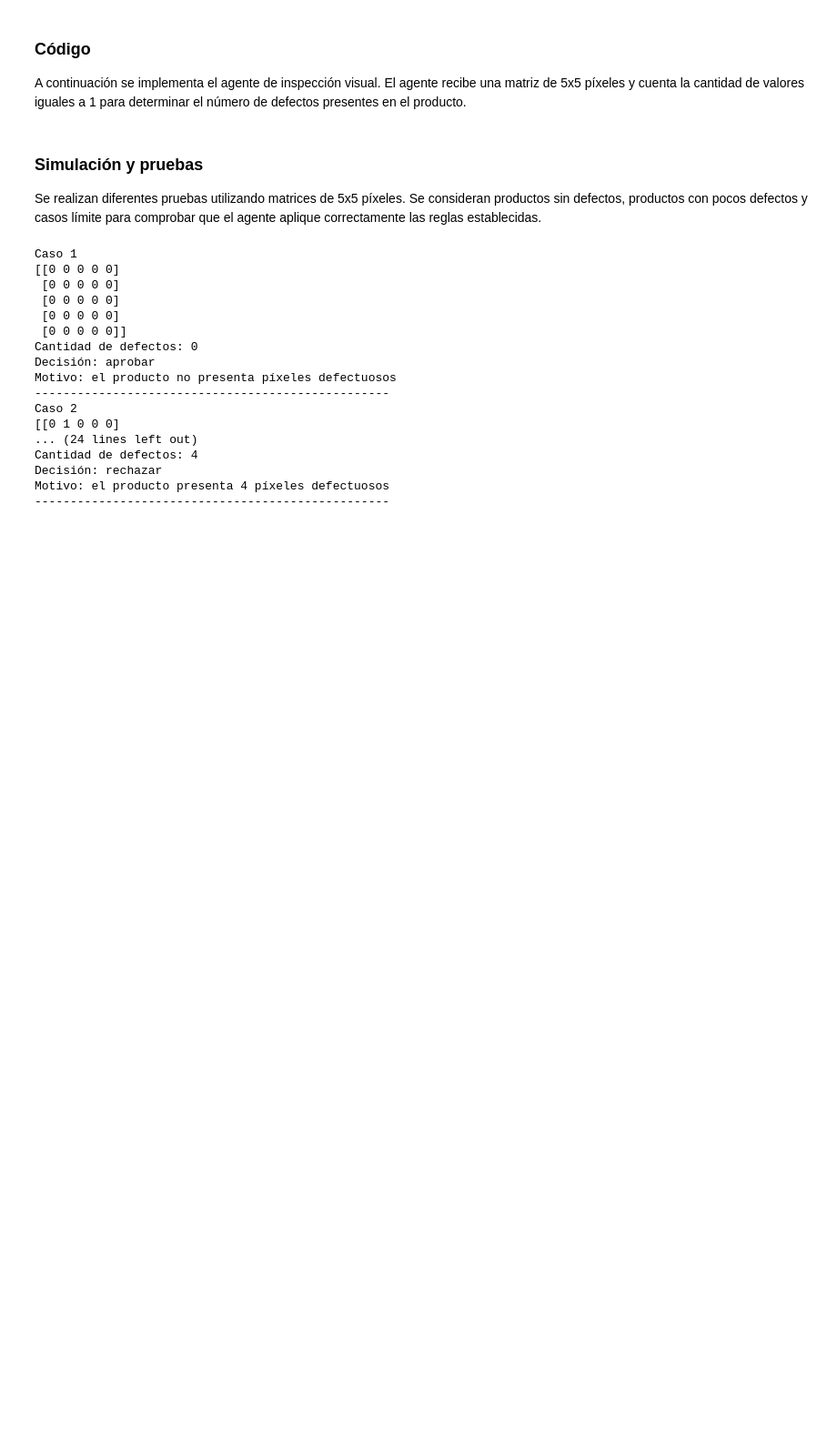
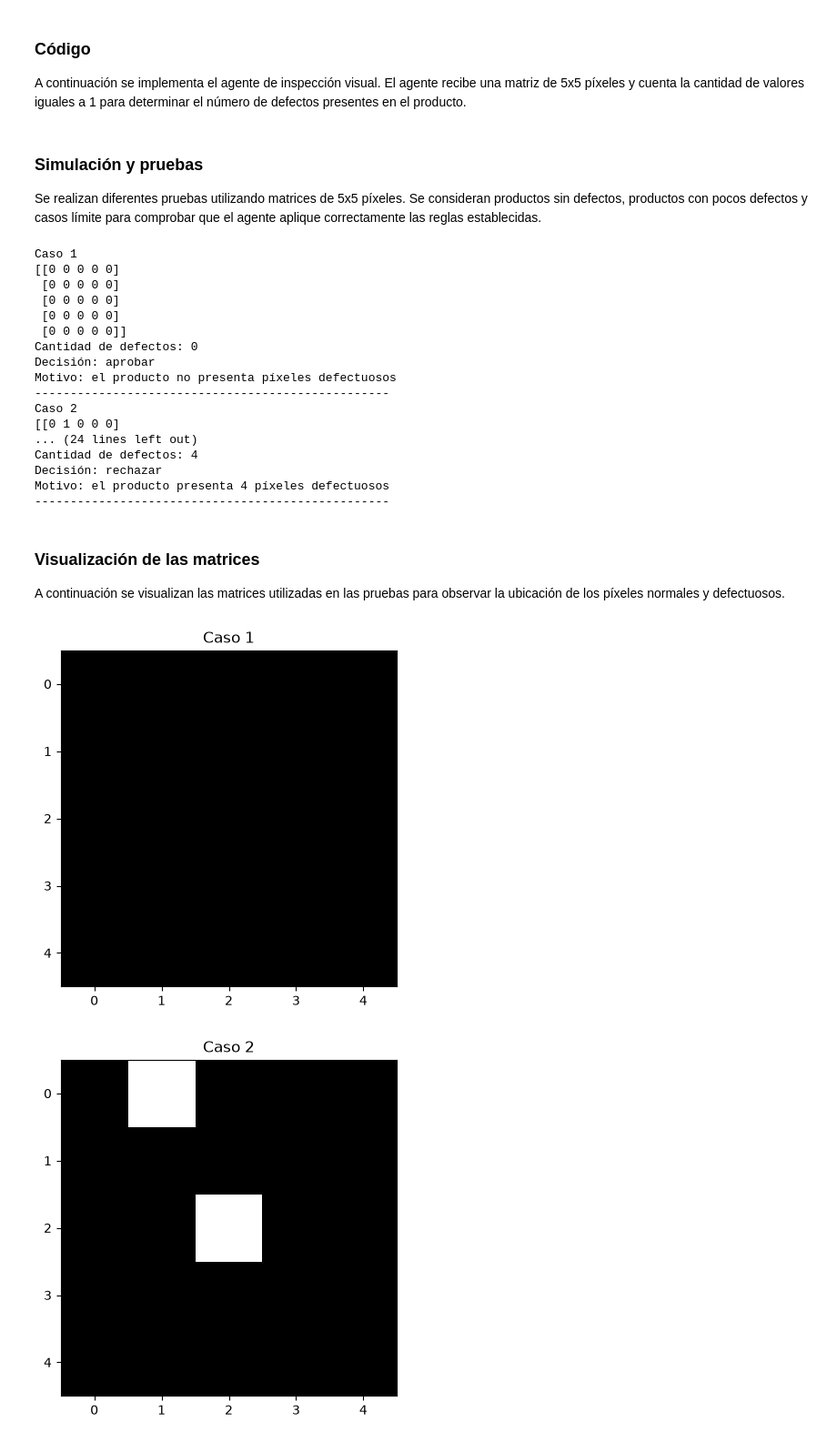
Before and after one commit to John27200117/-IS484-Practica001-Jueves-Olivera, a Jupyter notebook: Ejercicio3_Inspeccion_Olivera.ipynb, the cells around one changed output. Shown at 91% size. Saved outputs shown, nothing was run; the diff lists cells and outputs as text; code cells hidden in the pictures; blank space fills up the shorter version.

Commit message:
Agregando pruebas y visualizacion del agente de inspeccion

```diff
--- a/Ejercicio3_Inspeccion_Olivera.ipynb
+++ b/Ejercicio3_Inspeccion_Olivera.ipynb
@@ -126,3 +126,20 @@ Cantidad de defectos: 4
 Decisión: rechazar
 Motivo: el producto presenta 4 píxeles defectuosos
 --------------------------------------------------
+# %% [markdown]
+### Visualización de las matrices
+
+A continuación se visualizan las matrices utilizadas en las pruebas para observar la ubicación de los píxeles normales y defectuosos.
+# %%
+import matplotlib.pyplot as plt
+
+for i, imagen in enumerate(imagenes_prueba, start=1):
+    plt.figure()
+    plt.imshow(imagen, cmap="gray", vmin=0, vmax=1)
+    plt.title(f"Caso {i}")
+    plt.xticks(range(5))
+    plt.yticks(range(5))
+    plt.show()
+# %% [output]
+[figure, added]
+[figure, added]
```
Also changed, not shown: parts of 1 cell of this notebook.
